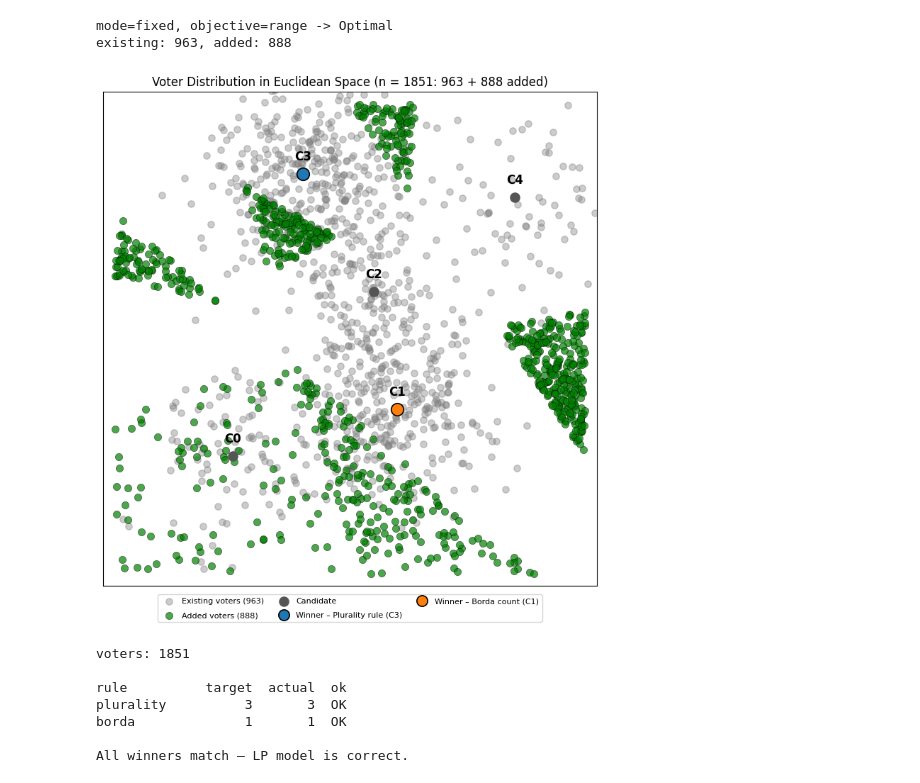
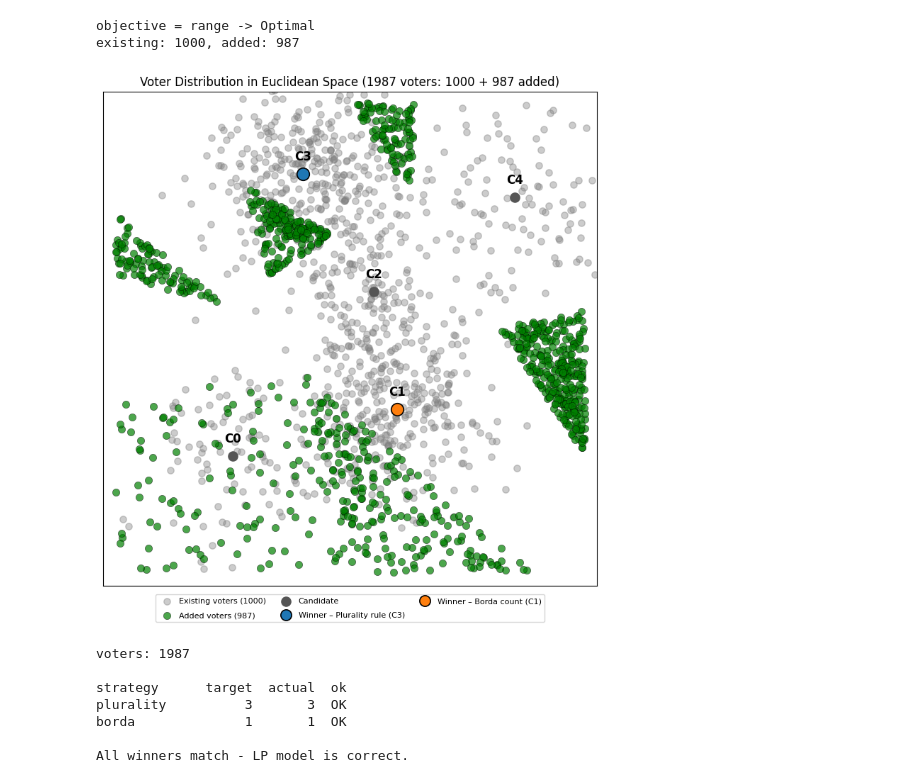
Before and after one commit to pawlowiczf/Euclidean-choices, a Jupyter notebook: code/main/lp-one.ipynb, the cells around one changed output. Cells and saved outputs as stored; diff of their text form; code cells hidden in the pictures.

```diff
--- a/code/main/lp-one.ipynb
+++ b/code/main/lp-one.ipynb
@@ -93,7 +107,8 @@ def sample_voters(
     return voters
 # %%
 positions = [(-5, -5), (2, -3), (1, 2), (-2, 7), (7, 6)]
-shares = [8.6, 30.7, 14.4, 35.4, 7.2]
+shares = [8.6, 30.7, 14.4, 35.4, 10.9]
+
 candidates = [
     Candidate(id=id, position=position) for id, position in enumerate(positions)
 ]
@@ -125,6 +142 @@ Tie:  False
-# %%
-winners = {
-    PluralityStrategy().key: 3,
-    BordaCountStrategy().key: 1,
-}
 # %%
@@ -159,2 +177,7 @@ def run_swap(objective="minmax", mode="fixed", n_add=N_VOTERS):
     return model
+# %%
+winners = {
+    PluralityStrategy.key: 3,
+    BordaCountStrategy.key: 1,
+}
 # %%
@@ -188,15 +225,22 @@ All winners match — LP model is correct.
 # %%
-# fixed mode, "range" objective: squeeze the spread (max - min bucket).
-_ = run_swap(objective="range", mode="fixed")
+# "range" objective: squeeze the spread (max - min bucket).
+model = PermutationSwapLpModel(
+    candidates=candidates,
+    voters=voters,
+    max_added_voters=N_VOTERS,
+    winners=winners,
+    objective="range",
+)
+_ = run_swap(model, voters, strategies, winners)
 # %% [output]
-mode=fixed, objective=range -> Optimal
-existing: 963, added: 888
+objective = range -> Optimal
+existing: 1000, added: 987
-[figure, old version]
+[figure, new version]
-voters: 1851
+voters: 1987
 
-rule          target  actual  ok
+strategy      target  actual  ok
 plurality          3       3  OK
 borda              1       1  OK
 
-All winners match — LP model is correct.
+All winners match - LP model is correct.
 # %%
```
Also changed, not shown: parts of 18 cells of this notebook, 6 other files.
